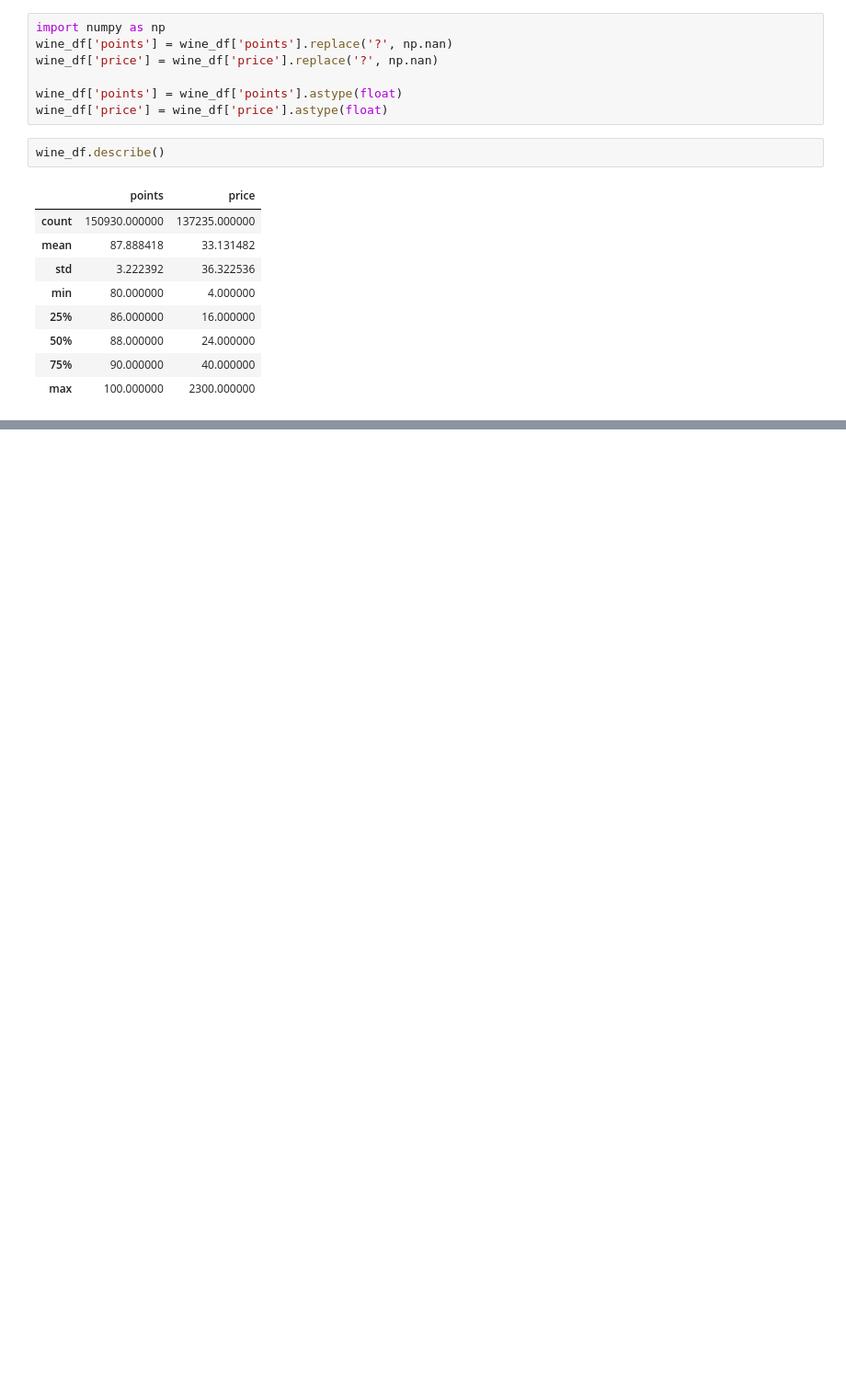
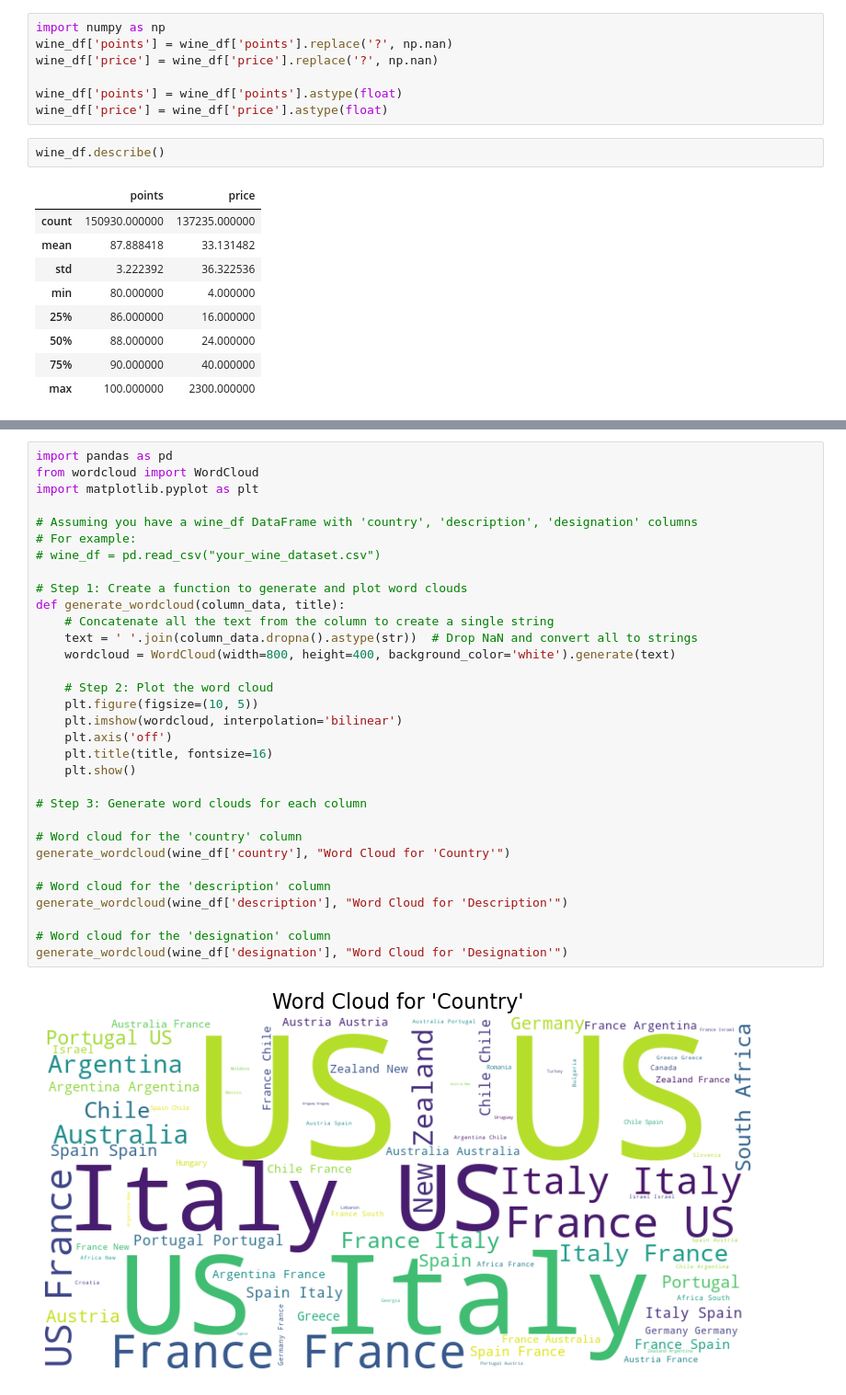
Before and after one commit to woerndle/ds-ml-project, a Jupyter notebook: exercise00.ipynb, the cells around one changed output, grey strips where cells are left out. Shown at 92% size. Cells and saved outputs as stored; diff of their text form; blank space fills up the shorter version.

```diff
--- a/exercise00.ipynb
+++ b/exercise00.ipynb
@@ -116,0 +181,34 @@ wine_df.describe()
+# %%
+import pandas as pd
+from wordcloud import WordCloud
+import matplotlib.pyplot as plt
+
+# Assuming you have a wine_df DataFrame with 'country', 'description', 'designation' columns
+# For example:
+# wine_df = pd.read_csv("your_wine_dataset.csv")
+
+# Step 1: Create a function to generate and plot word clouds
+def generate_wordcloud(column_data, title):
+    # Concatenate all the text from the column to create a single string
+    text = ' '.join(column_data.dropna().astype(str))  # Drop NaN and convert all to strings
+    wordcloud = WordCloud(width=800, height=400, background_color='white').generate(text)
+
+    # Step 2: Plot the word cloud
+    plt.figure(figsize=(10, 5))
+    plt.imshow(wordcloud, interpolation='bilinear')
+    plt.axis('off')
+    plt.title(title, fontsize=16)
+    plt.show()
+
+# Step 3: Generate word clouds for each column
+
+# Word cloud for the 'country' column
+generate_wordcloud(wine_df['country'], "Word Cloud for 'Country'")
+
+# Word cloud for the 'description' column
+generate_wordcloud(wine_df['description'], "Word Cloud for 'Description'")
+
+# Word cloud for the 'designation' column
+generate_wordcloud(wine_df['designation'], "Word Cloud for 'Designation'")
+# %% [output]
+[figure, added]
```
Also changed, not shown: parts of 2 cells of this notebook.
